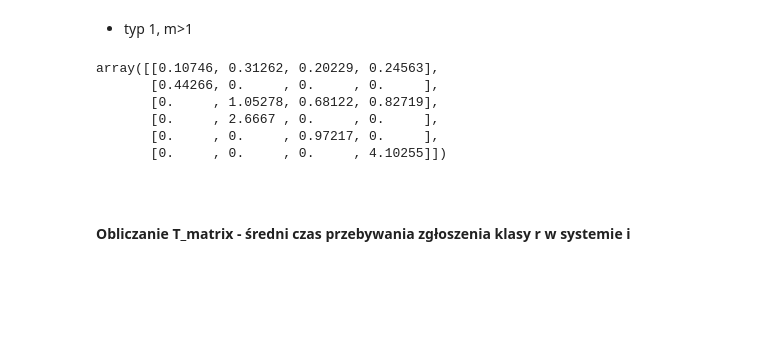
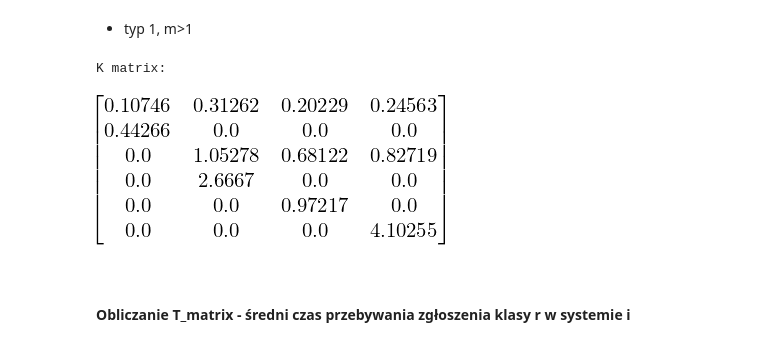
Before and after one commit to karosroczyk/Modele-Kolejkowe, a Jupyter notebook: Siec_v2.ipynb, the cells around one changed output. Drawn from its saved outputs; the diff is of its cells as text; code cells hidden in the pictures; blank space fills up the shorter version.

```diff
--- a/Siec_v2.ipynb
+++ b/Siec_v2.ipynb
@@ -162,14 +155,11 @@ def get_K_matrix(m):
     return np.nan_to_num(K_matrix)
 # %%
 K_matrix = get_K_matrix(m_pocz)
-K_matrix
+print("K matrix:")
+display(Matrix(K_matrix))
 # %% [output]
-array([[0.10746, 0.31262, 0.20229, 0.24563],
-       [0.44266, 0.     , 0.     , 0.     ],
-       [0.     , 1.05278, 0.68122, 0.82719],
-       [0.     , 2.6667 , 0.     , 0.     ],
-       [0.     , 0.     , 0.97217, 0.     ],
-       [0.     , 0.     , 0.     , 4.10255]])
+K matrix:
+[figure, added]
 # %% [markdown]
 <br/><br/>**Obliczanie T_matrix - średni czas przebywania zgłoszenia klasy r w systemie i**
 # %%
```
Also changed, not shown: parts of 9 cells of this notebook.
